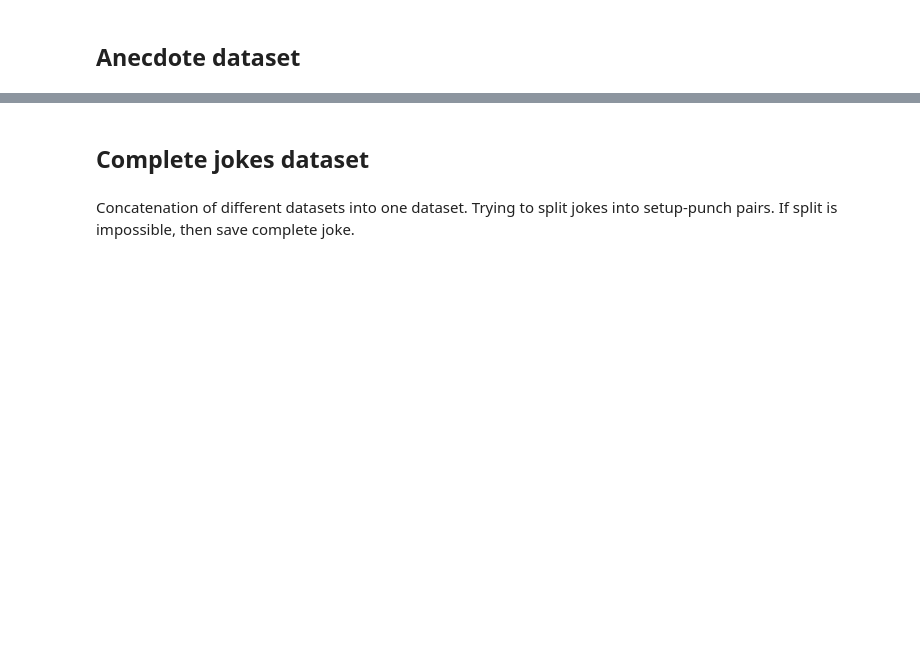
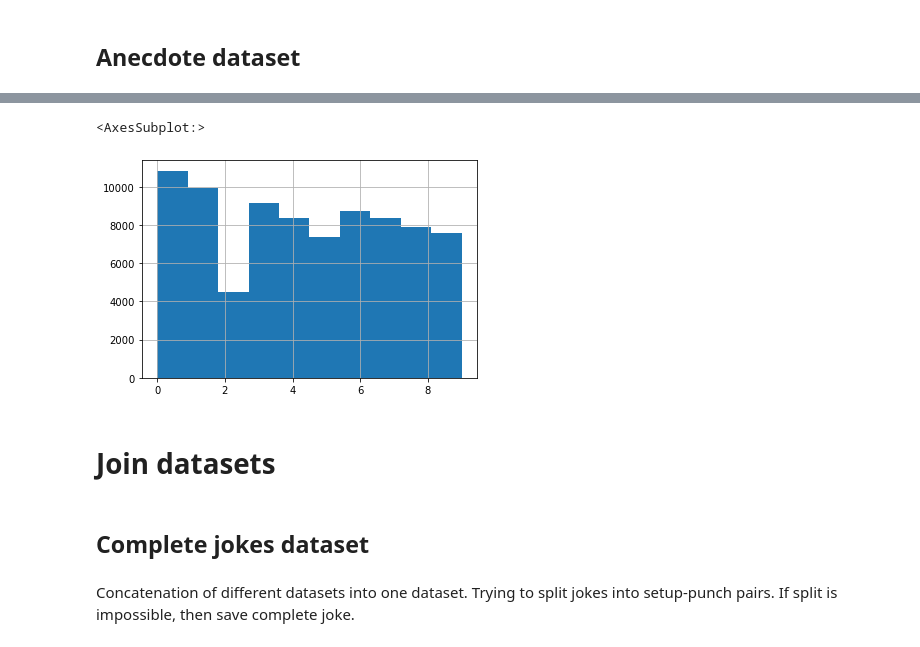
Before and after one commit to nikitosl/jokes-generator, a Jupyter notebook: dataset_prepare.ipynb, the cells around one changed output, grey strips where cells are left out. Drawn from its saved outputs; the diff is of its cells as text; code cells hidden in the pictures; blank space fills up the shorter version.

Commit message:
Dataset update

```diff
--- a/dataset_prepare.ipynb
+++ b/dataset_prepare.ipynb
@@ -386,0 +431,5 @@ df
+# %%
+df.likes.hist()
+# %% [output]
+<AxesSubplot:>
+[figure, added]
@@ -387,3 +440,5 @@ df
+# %% [markdown]
+# Join datasets
 # %% [markdown]
 ## Complete jokes dataset
 # %% [markdown]
```
Also changed, not shown: parts of 36 cells of this notebook.
